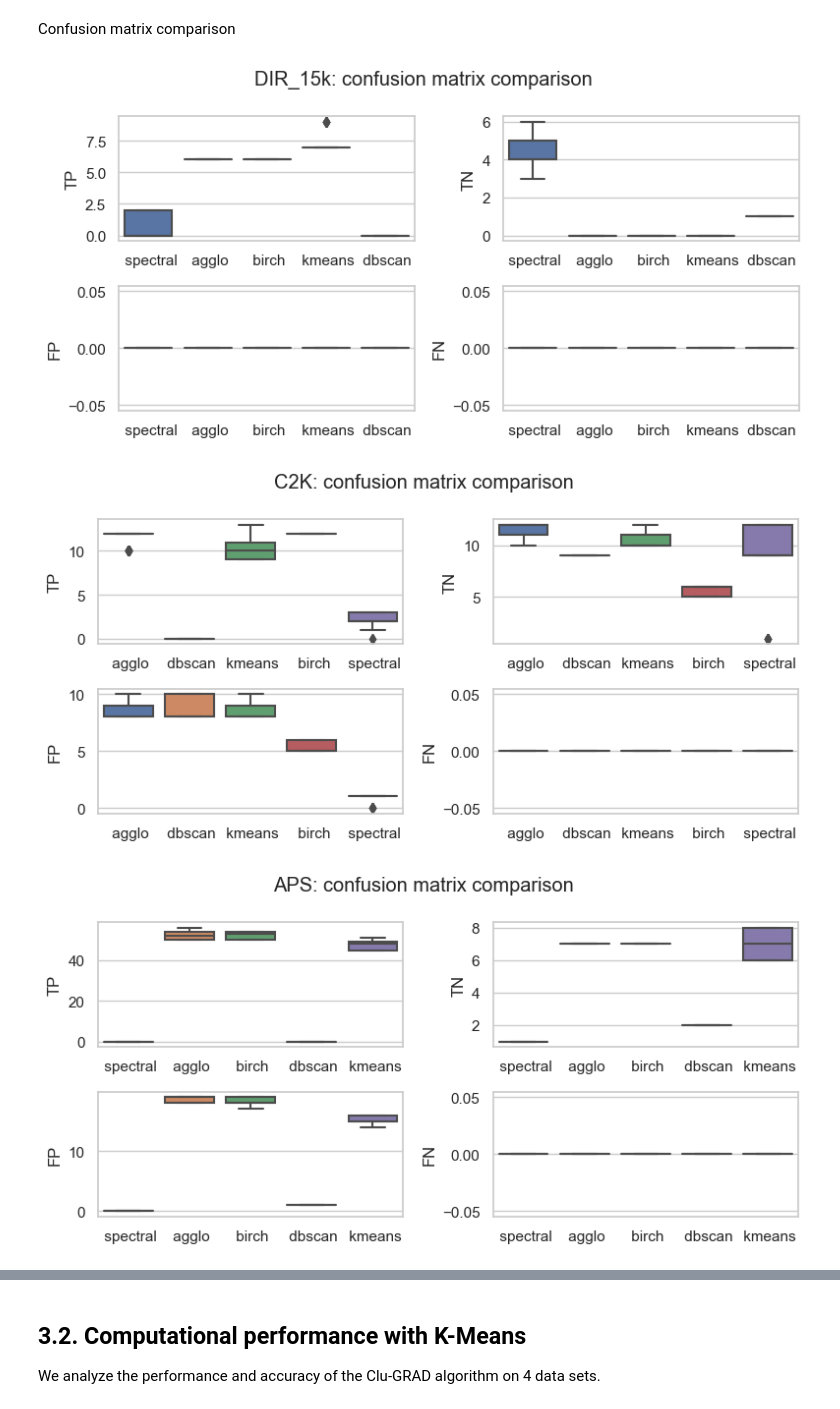
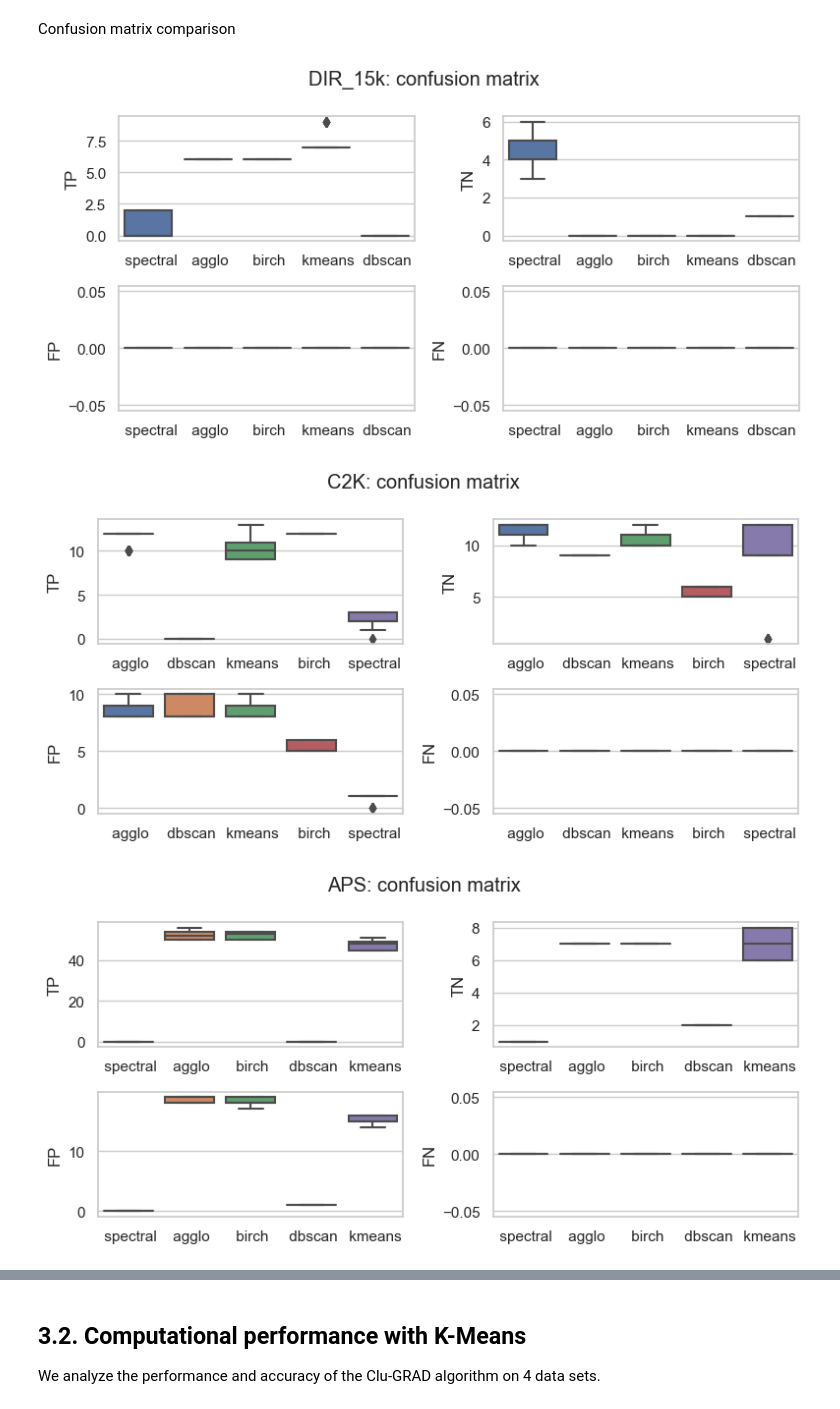
Before and after one commit to owuordickson/meso-hpc-lr, a Jupyter notebook: results/clugp/analysis.ipynb, the cells around one changed output, grey strips where cells are left out. Drawn from its saved outputs; the diff is of its cells as text; code cells hidden in the pictures.

```diff
--- a/results/clugp/analysis.ipynb
+++ b/results/clugp/analysis.ipynb
@@ -499,34 +501,36 @@ data_sets = ['DIR_15k', 'C2K', 'APS', 'AQY']
 cluster_algorithms = ['kmeans', 'agglo', 'spectral', 'birch', 'dbscan']
 
 data = []
 data_plot = []
 for ds in data_sets:
     df1 = df_acc.loc[df_acc['Data-set'] == ds]
     # print(df1)
     fig = plt.figure(figsize=(8,4))
     # fig.tight_layout()
-    fig.suptitle(ds + ': confusion matrix comparison')
+    fig.suptitle(ds + ': confusion matrix')
 
     plt.subplot(2, 2, 1)
     ax = sns.boxplot(x="Cluster Algorithm", y="TP", data=df1)
     ax.set(xlabel=None)  # remove the axis label
 
     plt.subplot(2, 2, 2)
     ax = sns.boxplot(x="Cluster Algorithm", y="TN", data=df1)
     ax.set(xlabel=None)  # remove the axis label
 
     plt.subplot(2, 2, 3)
     ax = sns.boxplot(x="Cluster Algorithm", y="FP", data=df1)
     ax.set(xlabel=None)  # remove the axis label
 
     plt.subplot(2, 2, 4)
     ax = sns.boxplot(x="Cluster Algorithm", y="FN", data=df1)
     ax.set(xlabel=None)  # remove the axis label
     #ax.set(ylim=(0, 50))
 
     plt.tight_layout()
+    # fig_name = "cmatrix_"+ds+".png"
+    # plt.savefig(fig_name)
     plt.show()
 # %% [output]
-[figure, old version]
+[figure, new version]
-[figure, old version]
+[figure, new version]
-[figure, old version]
+[figure, new version]
```
Also changed, not shown: parts of 3 cells of this notebook, 6 other files.
